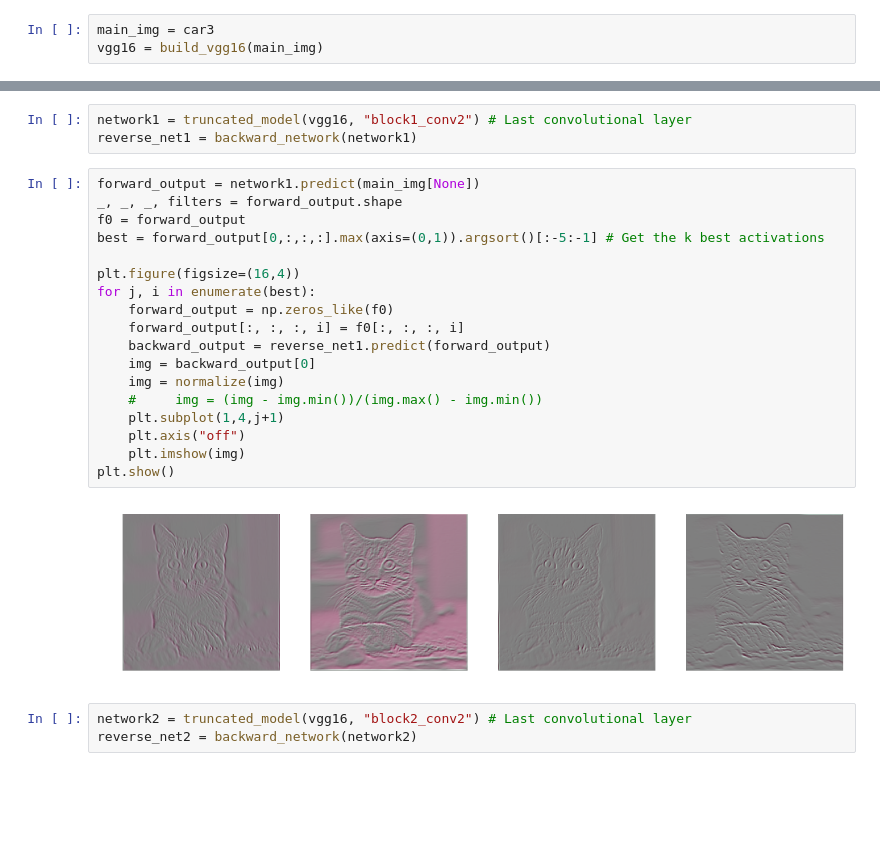
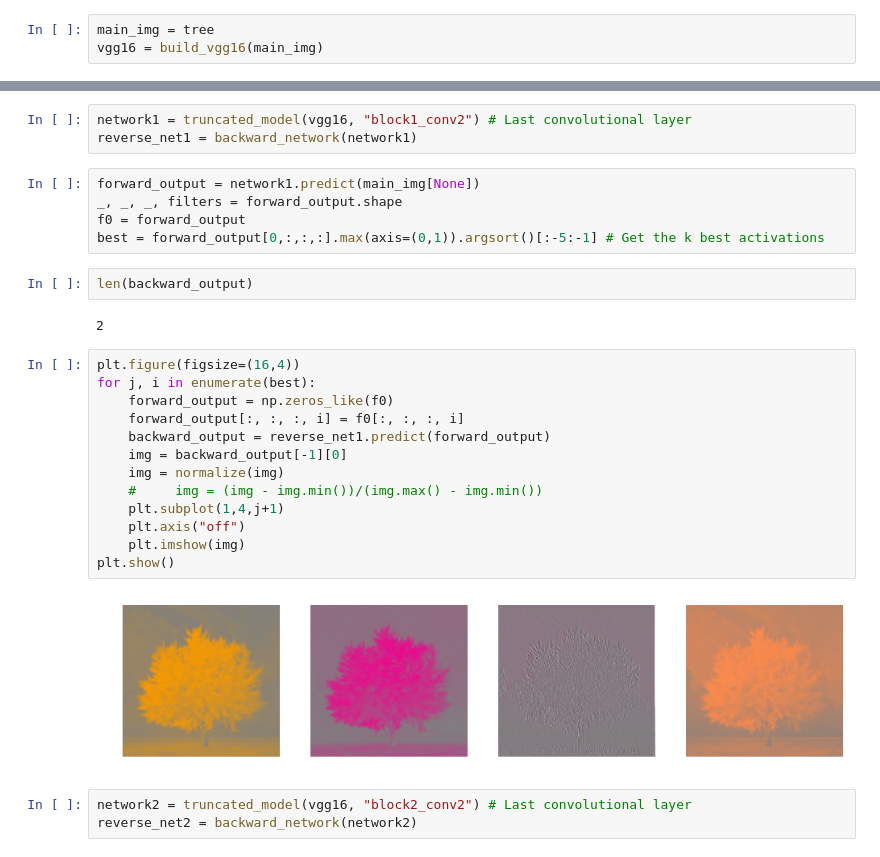
Before and after one commit to eloiseberthier/ConvNet_Viz, a Jupyter notebook: Vizualising a Pretrained Network.ipynb, the cells around one changed output, grey strips where cells are left out. Drawn from its saved outputs; the diff is of its cells as text; blank space fills up the shorter version.

Commit message:
Return all deconv outputs

```diff
--- a/Vizualising a Pretrained Network.ipynb
+++ b/Vizualising a Pretrained Network.ipynb
@@ -74,7 +76,7 @@ decode_predictions(pred)
   ('n03769881', 'minibus', 0.034295417),
   ('n03930630', 'pickup', 0.03163838)]]
 # %%
-main_img = car3
+main_img = tree
 vgg16 = build_vgg16(main_img)
 # %% [markdown]
 ## Reverse propagation for sample filters
@@ -93,26 +95,30 @@ def normalize(img):
 # %%
 network1 = truncated_model(vgg16, "block1_conv2") # Last convolutional layer
 reverse_net1 = backward_network(network1)
+# %%
+forward_output = network1.predict(main_img[None])
+_, _, _, filters = forward_output.shape
+f0 = forward_output
+best = forward_output[0,:,:,:].max(axis=(0,1)).argsort()[:-5:-1] # Get the k best activations
+# %%
+len(backward_output)
+# %% [output]
+2
 # %%
-forward_output = network1.predict(main_img[None])
-_, _, _, filters = forward_output.shape
-f0 = forward_output
-best = forward_output[0,:,:,:].max(axis=(0,1)).argsort()[:-5:-1] # Get the k best activations
-
 plt.figure(figsize=(16,4))
 for j, i in enumerate(best):
     forward_output = np.zeros_like(f0)
     forward_output[:, :, :, i] = f0[:, :, :, i]
     backward_output = reverse_net1.predict(forward_output)
-    img = backward_output[0]
+    img = backward_output[-1][0]
     img = normalize(img)
     #     img = (img - img.min())/(img.max() - img.min())
     plt.subplot(1,4,j+1)
     plt.axis("off")
     plt.imshow(img)
 plt.show()
 # %% [output]
-[figure, old version]
+[figure, new version]
 # %%
 network2 = truncated_model(vgg16, "block2_conv2") # Last convolutional layer
 reverse_net2 = backward_network(network2)
```
Also changed, not shown: parts of 2 cells of this notebook, 2 other files.
